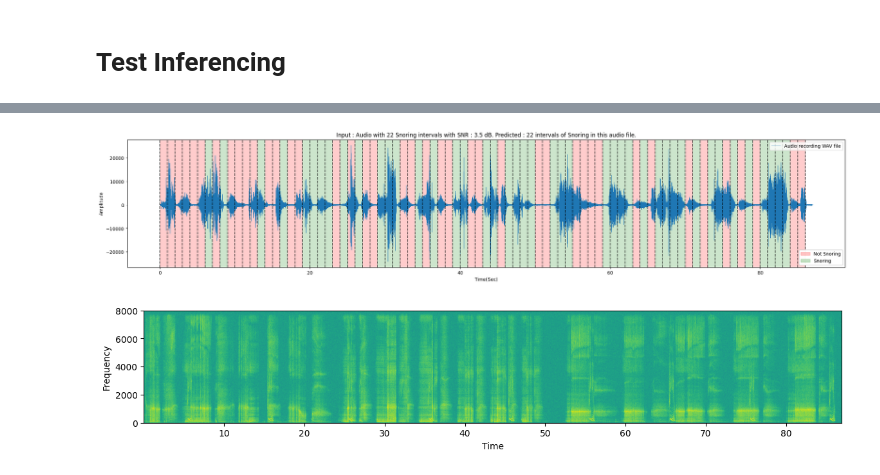
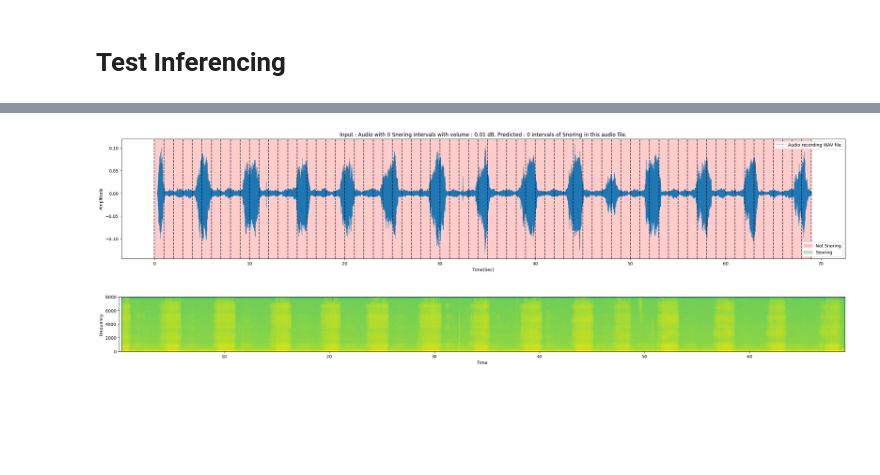
Before and after one commit to Chr728/Compass, a Jupyter notebook: snoringAI/snoringAI.ipynb, the cells around one changed output, grey strips where cells are left out. Cells and saved outputs as stored; diff of their text form; code cells hidden in the pictures; blank space fills up the shorter version.

Commit message:
Removed noise filter for inferencing

```diff
--- a/snoringAI/snoringAI.ipynb
+++ b/snoringAI/snoringAI.ipynb
@@ -75,7 +73,9 @@ def load_audio_wrapper(filename, label):
 def load_audio_to_tensor(filename):
     audio, sampling_rate = librosa.load(filename, sr=None, mono=True)  # load audio and convert to mono
     wave = librosa.resample(audio, orig_sr=sampling_rate, target_sr=16000)  # resample to 16KHz
-    return wave
+    rms = librosa.feature.rms(y=audio)[0]                           # get root mean square of audio
+    volume = np.mean(rms)                                               # get volume of audio
+    return wave, volume
 
 # Preprocesses audio file by taking the short-time Fourier transform
 def preprocess_mp3(sample, index):
@@ -436,7 +436,7 @@ plt.show()
 # Test Inferencing
 # %%
 # test audio file
-test_audio = os.path.join('./test_audio_short2.mp3')
+test_audio = os.path.join('./test_audio_short.mp3')
 
 # loads the audio file, resamples it to 16KHz, and converts it to a tensor
-wave = load_audio_to_tensor(test_audio)
+wave, volume = load_audio_to_tensor(test_audio)
@@ -448,12 +443,10 @@ array([-1.0214052e-14, -5.3290705e-15,  2.0428104e-14, ...,
 # %%
-power = sum(wave * 2) / len(wave)   # audio signal power
-SNR = 3.5                           # signal-to-noise ratio
-SNR_linear = 10 ** (SNR / 10)       # convert SNR to linear scale
-noise_power = power / SNR_linear    # noise power
+# # add noise to the audio file with SNR of 3.5dB to simulate environment
+# power = sum(wave * 2) / len(wave)   # audio signal power
+# SNR = 3.5                           # signal-to-noise ratio
+# SNR_linear = 10 ** (SNR / 10)       # convert SNR to linear scale
+# noise_power = power / SNR_linear    # noise power
 
-# add noise to audio to simulate environment
-noise = np.random.normal(0, noise_power ** 0.5, wave.shape)  # generate noise
-wave = (wave + noise) * 32768.0     # add noise to the audio signal
-tensor_wave = tf.convert_to_tensor(wave, dtype=tf.float32)  # convert to tensor
-min_wave = min(wave)
-print(tensor_wave)
+# # add noise to audio
+# noise = np.random.normal(0, noise_power ** 0.5, wave.shape)  # generate noise
+# wave = (wave + noise) * 32768.0     # add noise to the audio signal
@@ -504,35 +497,36 @@ x = np.linspace(0, len(wave)/16000, len(wave))
 ax.plot(x,wave,linewidth=0.5)
 plt.xlabel('Time(Sec)')
 plt.ylabel('Amplitude')
 
 for i in range(len(yhat)+1):
     x=i
     ax.axvline(x, color='black', linestyle='--',alpha=0.7)
     if i != len (yhat):
         yrange = (4*min_wave, -6*min_wave)
         xrange1 = [(i, 1)]
         color='red'
 
         if yhat[i]==1:
             c = collections.BrokenBarHCollection (xrange1,yrange, facecolor='green', alpha=0.2)
             ax.add_collection(c)
         else:
             c = collections.BrokenBarHCollection (xrange1,yrange, facecolor='red', alpha=0.2)
             ax.add_collection(c)
 
 red_patch = mpatches.Patch(color='red', label='Not Snoring', alpha=0.2)
 green_patch = mpatches.Patch(color='green', label='Snoring', alpha=0.2)
 
 leg1 = ax.legend(labels=['Audio recording WAV file'], loc=1)
 leg2 = ax.legend(handles=[red_patch,green_patch], loc=4)
 
 ax.add_artist(leg1)
 ax.add_artist(leg2)
 
-plt.title(f'Input : Audio with {calls} Snoring intervals with SNR : {SNR} dB. Predicted : {calls} intervals of Snoring in this audio file.')
+# plt.title(f'Input : Audio with {calls} Snoring intervals with SNR : {SNR} dB. Predicted : {calls} intervals of Snoring in this audio file.')
+plt.title(f'Input : Audio with {calls} Snoring intervals with volume : {volume:.2f} dB. Predicted : {calls} intervals of Snoring in this audio file.')
 plt.show()
 # %% [output]
-[figure, old version]
+[figure, new version]
 # %%
 # plot the audio file with the snoring intervals using a spectrogram
 spectrogram = tf.signal.stft(wave, frame_length=320, frame_step=32)
@@ -546,4 +540,4 @@ plot_b.set_ylabel('Frequency')
 
 plt.show()
 # %% [output]
-[figure, old version]
+[figure, new version]
```
Also changed, not shown: parts of 7 cells of this notebook.
